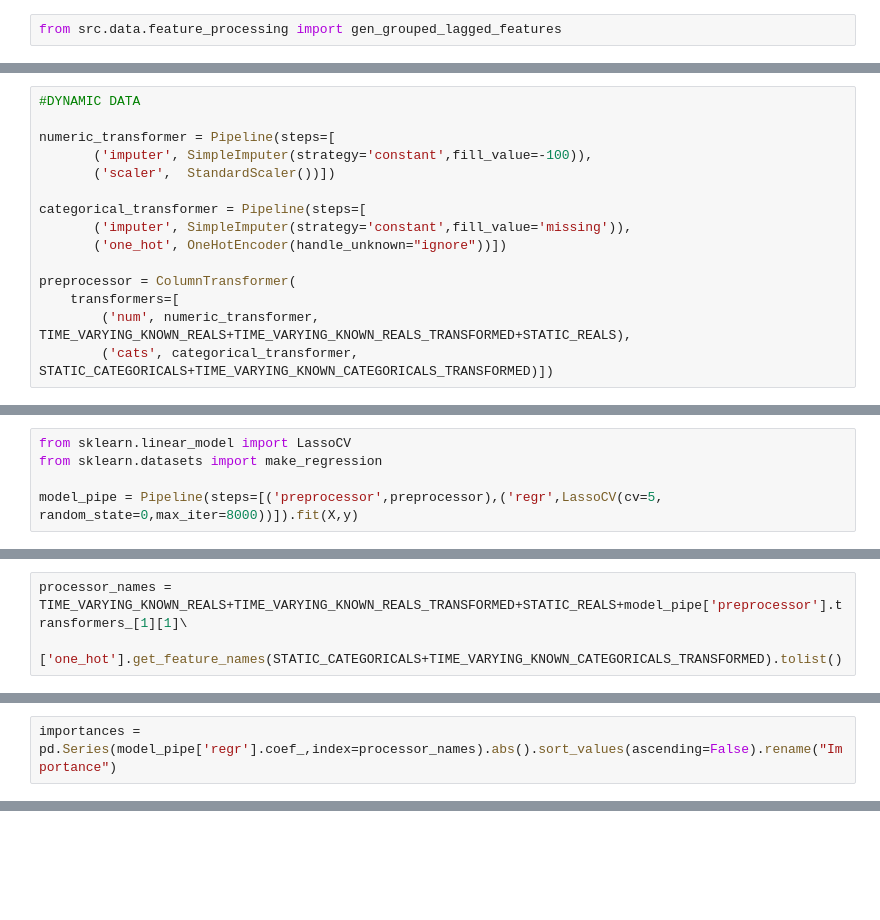
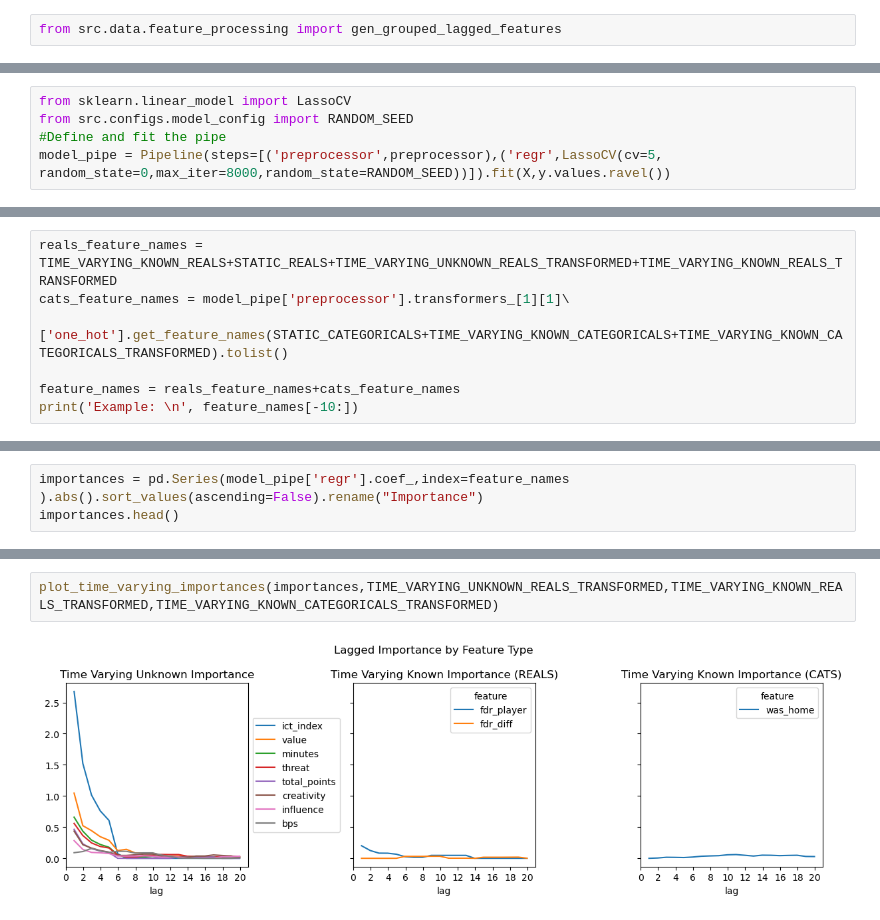
Before and after one commit to mps2e15/FPL_GameweekPrediction, a Jupyter notebook: notebooks/1. EDA.ipynb, the cells around one changed output, grey strips where cells are left out. Saved outputs shown, nothing was run; the diff lists cells and outputs as text; blank space fills up the shorter version.

```diff
--- a/notebooks/1. EDA.ipynb
+++ b/notebooks/1. EDA.ipynb
@@ -204,15 +232,0 @@ from sklearn.pipeline import Pipeline
-# %%
-#DYNAMIC DATA
-
-numeric_transformer = Pipeline(steps=[
-       ('imputer', SimpleImputer(strategy='constant',fill_value=-100)),
-       ('scaler',  StandardScaler())])
-
-categorical_transformer = Pipeline(steps=[
-       ('imputer', SimpleImputer(strategy='constant',fill_value='missing')),
-       ('one_hot', OneHotEncoder(handle_unknown="ignore"))])
-
-preprocessor = ColumnTransformer(
-    transformers=[
-        ('num', numeric_transformer, TIME_VARYING_KNOWN_REALS+TIME_VARYING_KNOWN_REALS_TRANSFORMED+STATIC_REALS),
-        ('cats', categorical_transformer, STATIC_CATEGORICALS+TIME_VARYING_KNOWN_CATEGORICALS_TRANSFORMED)])
@@ -239,5 +235,5 @@ STATIC_CATEGORICALS+TIME_VARYING_KNOWN_CATEGORICALS_TRANSFORMED
 # %%
 from sklearn.linear_model import LassoCV
-from sklearn.datasets import make_regression
-
-model_pipe = Pipeline(steps=[('preprocessor',preprocessor),('regr',LassoCV(cv=5, random_state=0,max_iter=8000))]).fit(X,y)
+from src.configs.model_config import RANDOM_SEED
+#Define and fit the pipe
+model_pipe = Pipeline(steps=[('preprocessor',preprocessor),('regr',LassoCV(cv=5, random_state=0,max_iter=8000,random_state=RANDOM_SEED))]).fit(X,y.values.ravel())
@@ -244,3 +242,7 @@ model_pipe = Pipeline(steps=[('preprocessor',preprocessor),('regr',LassoCV(cv=5,
 # %%
-processor_names = TIME_VARYING_KNOWN_REALS+TIME_VARYING_KNOWN_REALS_TRANSFORMED+STATIC_REALS+model_pipe['preprocessor'].transformers_[1][1]\
-    ['one_hot'].get_feature_names(STATIC_CATEGORICALS+TIME_VARYING_KNOWN_CATEGORICALS_TRANSFORMED).tolist()
+reals_feature_names = TIME_VARYING_KNOWN_REALS+STATIC_REALS+TIME_VARYING_UNKNOWN_REALS_TRANSFORMED+TIME_VARYING_KNOWN_REALS_TRANSFORMED
+cats_feature_names = model_pipe['preprocessor'].transformers_[1][1]\
+    ['one_hot'].get_feature_names(STATIC_CATEGORICALS+TIME_VARYING_KNOWN_CATEGORICALS+TIME_VARYING_KNOWN_CATEGORICALS_TRANSFORMED).tolist()
+
+feature_names = reals_feature_names+cats_feature_names
+print('Example: \n', feature_names[-10:])
@@ -247,2 +254,3 @@ processor_names = TIME_VARYING_KNOWN_REALS+TIME_VARYING_KNOWN_REALS_TRANSFORMED+
 # %%
-importances = pd.Series(model_pipe['regr'].coef_,index=processor_names).abs().sort_values(ascending=False).rename("Importance")
+importances = pd.Series(model_pipe['regr'].coef_,index=feature_names ).abs().sort_values(ascending=False).rename("Importance")
+importances.head()
@@ -333,0 +277,4 @@ ValueError: input_features should have length equal to number of features (21),
+# %%
+plot_time_varying_importances(importances,TIME_VARYING_UNKNOWN_REALS_TRANSFORMED,TIME_VARYING_KNOWN_REALS_TRANSFORMED,TIME_VARYING_KNOWN_CATEGORICALS_TRANSFORMED)
+# %% [output]
+[figure, added]
```
Also changed, not shown: parts of 27 cells of this notebook, 3 other files.
